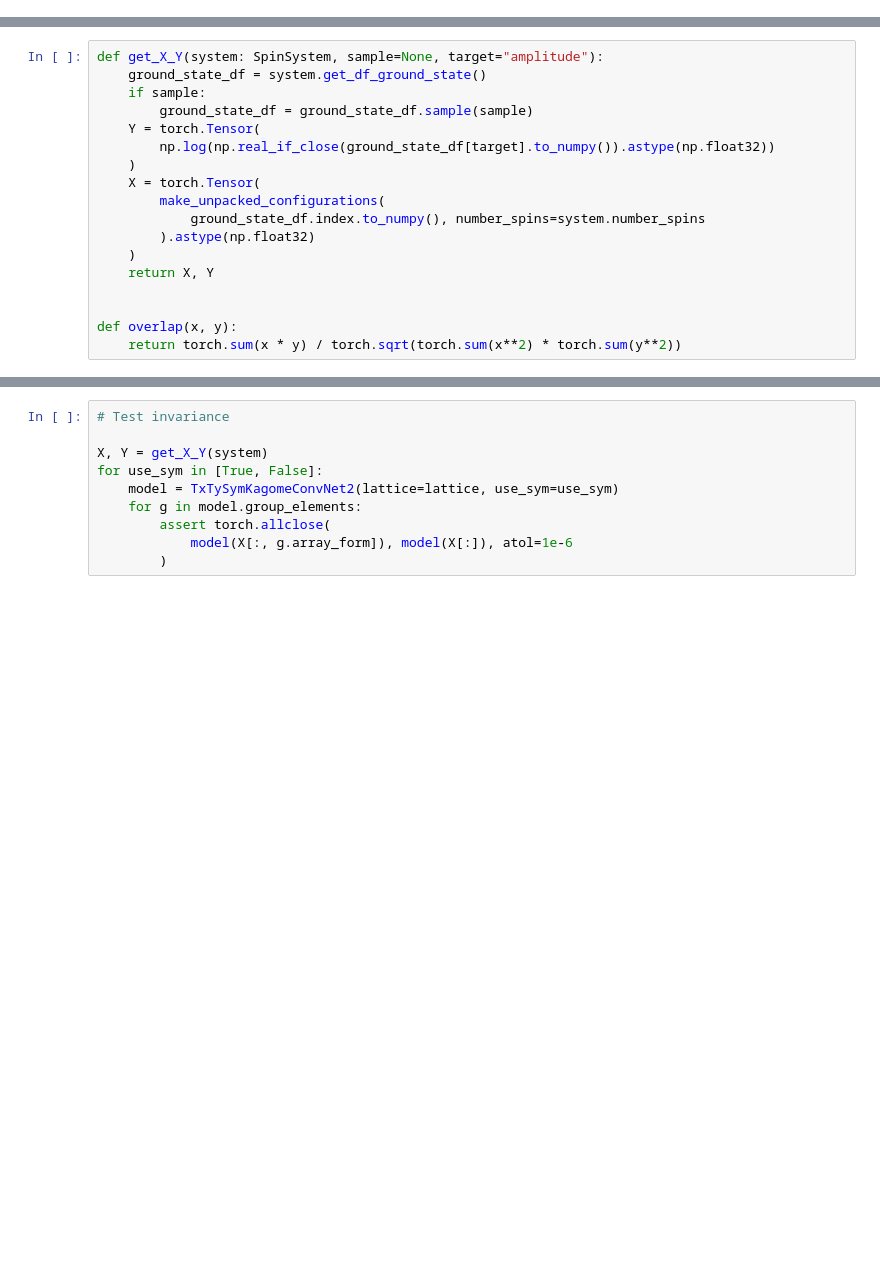
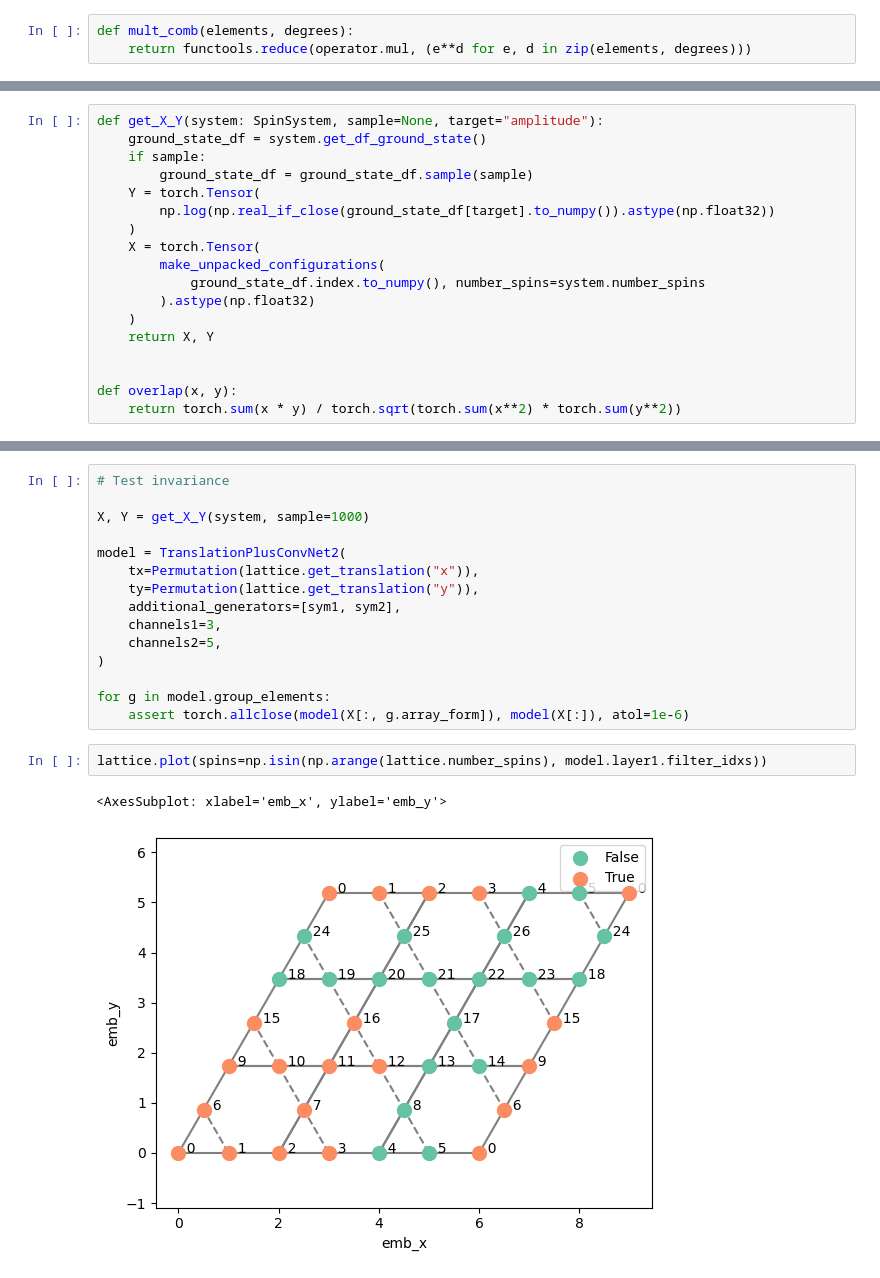
Before and after one commit to ischurov/frustrations-eda, a Jupyter notebook: amplitude_transfer_g_inv_cnn_noopt.ipynb, the cells around one changed output, grey strips where cells are left out. Saved outputs shown, nothing was run; the diff lists cells and outputs as text; blank space fills up the shorter version.

```diff
--- a/amplitude_transfer_g_inv_cnn_noopt.ipynb
+++ b/amplitude_transfer_g_inv_cnn_noopt.ipynb
@@ -296 +350,4 @@ KagomeLattice(1, 1).plot()
+# %%
+def mult_comb(elements, degrees):
+    return functools.reduce(operator.mul, (e**d for e, d in zip(elements, degrees)))
 # %%
@@ -383,10 +472,20 @@ def overlap(x, y):
 # %%
 # Test invariance
 
-X, Y = get_X_Y(system)
-for use_sym in [True, False]:
-    model = TxTySymKagomeConvNet2(lattice=lattice, use_sym=use_sym)
-    for g in model.group_elements:
-        assert torch.allclose(
-            model(X[:, g.array_form]), model(X[:]), atol=1e-6
-        )
+X, Y = get_X_Y(system, sample=1000)
+
+model = TranslationPlusConvNet2(
+    tx=Permutation(lattice.get_translation("x")),
+    ty=Permutation(lattice.get_translation("y")),
+    additional_generators=[sym1, sym2],
+    channels1=3,
+    channels2=5,
+)
+
+for g in model.group_elements:
+    assert torch.allclose(model(X[:, g.array_form]), model(X[:]), atol=1e-6)
+# %%
+lattice.plot(spins=np.isin(np.arange(lattice.number_spins), model.layer1.filter_idxs))
+# %% [output]
+<AxesSubplot: xlabel='emb_x', ylabel='emb_y'>
+[figure, added]
```
Also changed, not shown: parts of 22 cells of this notebook, 2 other files.
